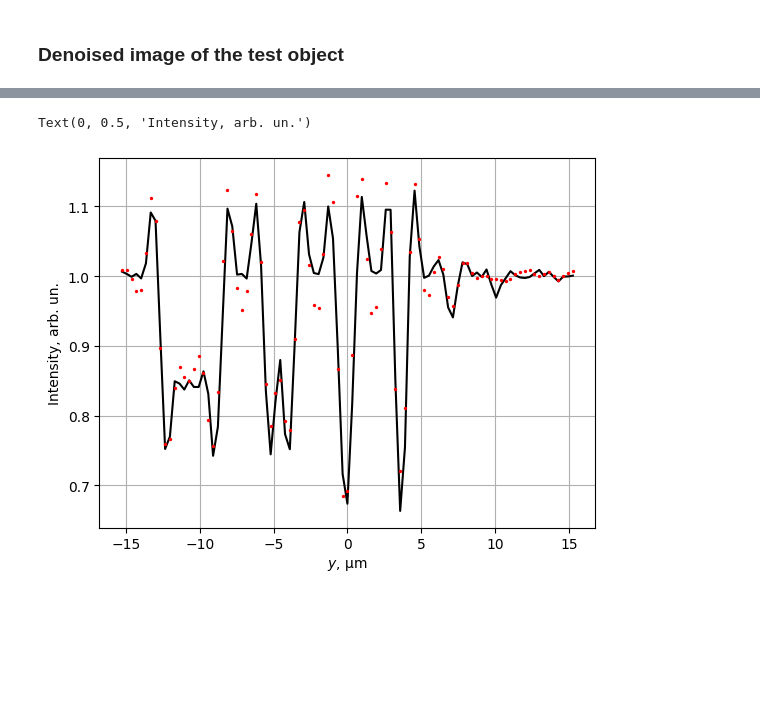
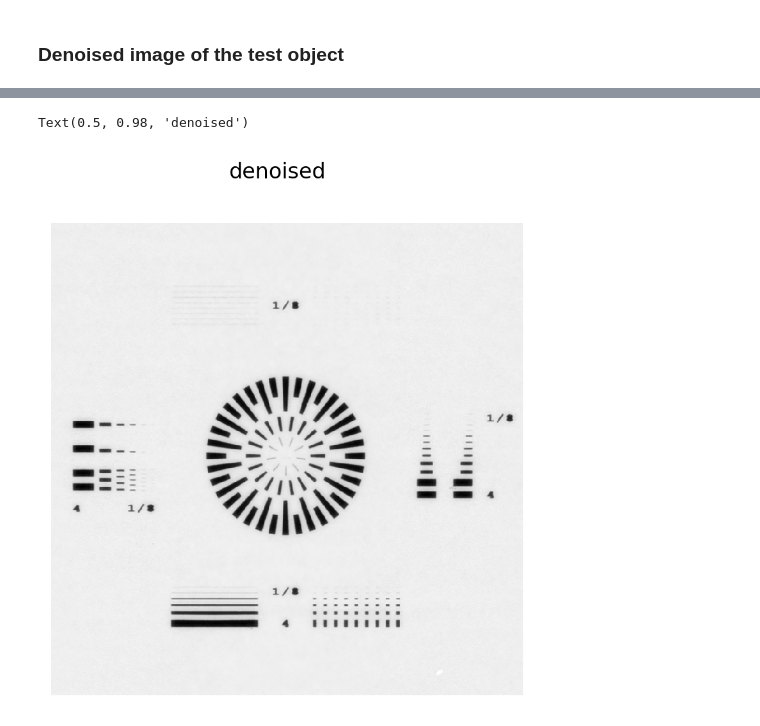
Before and after one commit to mamichberdey/XRayImagePro, a Jupyter notebook: test_image_upscaling.ipynb, the cells around one changed output, grey strips where cells are left out. Saved outputs shown, nothing was run; the diff lists cells and outputs as text; code cells hidden in the pictures; blank space fills up the shorter version.

```diff
--- a/test_image_upscaling.ipynb
+++ b/test_image_upscaling.ipynb
@@ -925,30 +377,13 @@ plt.show()
-# %%
-# fig, ax = plt.subplots(1, 1)
-
-# plt.figure(figsize=(4, 2.5), dpi=400)
-plt.figure()
-plt.grid(zorder=0)
-
-# plt.plot(x_y, obj_model_blured_sq[:, 95//2], c="k", zorder=2)
-# plt.plot(x_y, obj_model_2_blur_noised_sq[:, 95//2], c="k", zorder=2)
-# plt.scatter(x_y, obj_denoised_sq[:, 95//2], s=2, c="r",  zorder=3)
-
-
-# plt.plot(x_y, obj_model_long_sq[:, 95//2], c="k", zorder=2)
-plt.plot(x_y, obj_model_long_gauss_blur_noised_sq[:, 95//2], c="k", zorder=2)
-plt.scatter(x_y, obj_deconv_sq[:, 95//2], s=2, c="r", zorder=3)
-
-# plt.plot(x_y, obj_model_blured[:, 95//2])
-
-
-# plt.legend()
-# plt.ylim(0.6, 1.3)
-
-# plt.xlabel(f"$y$, мкм")
-# plt.ylabel(f"Интенсивность, отн. ед.")
-
-plt.xlabel(f"$y$, µm")
-plt.ylabel(f"Intensity, arb. un.")
-# %% [output]
-Text(0, 0.5, 'Intensity, arb. un.')
-[figure, removed]
+# %%
+%matplotlib inline
+fig, ax = plt.subplots(1, 1, dpi=200)
+# plt.pcolormesh(obj_denoised, cmap="CMRmap_r")
+plt.pcolormesh(obj_denoised, cmap="Greys_r")
+# plt.pcolormesh(obj_denoised_denoised, cmap="")
+ax.set_aspect('equal')
+plt.axis("off")
+fig.suptitle("denoised")
+# plt.savefig(f"denoised_color.png", bbox_inches='tight', pad_inches=0, dpi=400)
+# %% [output]
+Text(0.5, 0.98, 'denoised')
+[figure, added]
```
Also changed, not shown: parts of 57 cells of this notebook.
